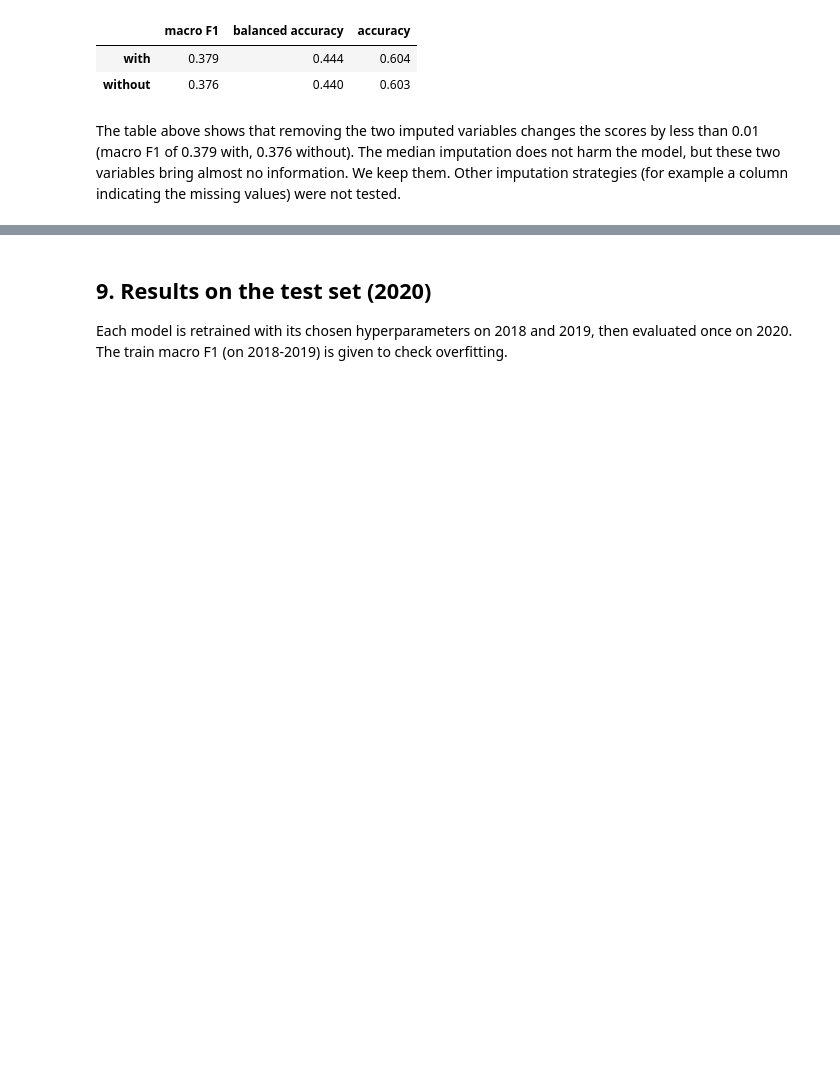
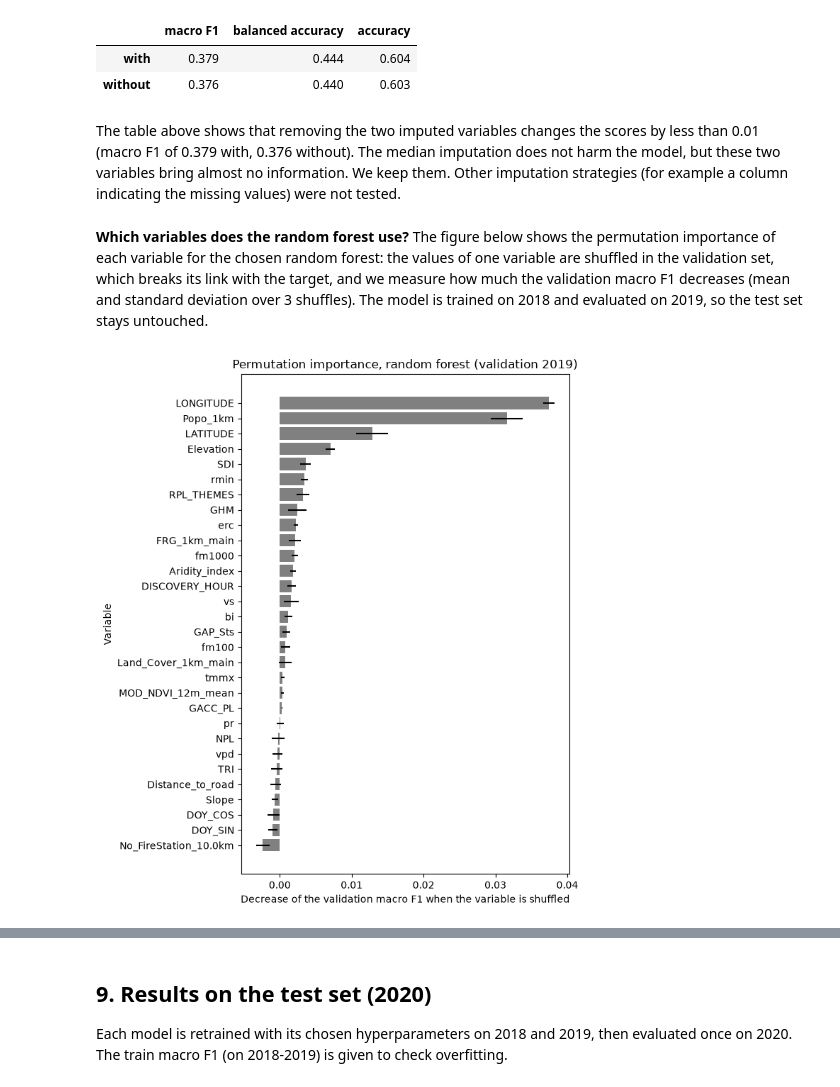
Before and after one commit to SadPeanut/MachineLearningProject, a Jupyter notebook: milestone2.ipynb, the cells around one changed output, grey strips where cells are left out. Saved outputs shown, nothing was run; the diff lists cells and outputs as text; code cells hidden in the pictures; blank space fills up the shorter version.

Commit message:
Add permutation importance, class-weight limit, conclusion and AI usage details

```diff
--- a/milestone2.ipynb
+++ b/milestone2.ipynb
@@ -448,3 +449,19 @@ pd.DataFrame({name: {m: get_scorer(s)(pipeline(best_rf, feats).fit(X[train], y[t
 | without | 0.376 | 0.440 | 0.603 |
 # %% [markdown]
 The table above shows that removing the two imputed variables changes the scores by less than 0.01 (macro F1 of 0.379 with, 0.376 without). The median imputation does not harm the model, but these two variables bring almost no information. We keep them. Other imputation strategies (for example a column indicating the missing values) were not tested.
+# %% [markdown]
+**Which variables does the random forest use?** The figure below shows the permutation importance of each variable for the chosen random forest: the values of one variable are shuffled in the validation set, which breaks its link with the target, and we measure how much the validation macro F1 decreases (mean and standard deviation over 3 shuffles). The model is trained on 2018 and evaluated on 2019, so the test set stays untouched.
+# %%
+rf_2018 = pipeline(best_rf).fit(X[train], y[train])
+imp = permutation_importance(rf_2018, X[val], y[val], scoring="f1_macro", n_repeats=3, random_state=42)
+imp = pd.DataFrame({"mean": imp.importances_mean, "std": imp.importances_std}, index=X.columns).sort_values("mean")
+
+fig, ax = plt.subplots(figsize=(7, 8))
+ax.barh(imp.index, imp["mean"], xerr=imp["std"], color="gray")
+ax.set_xlabel("Decrease of the validation macro F1 when the variable is shuffled")
+ax.set_ylabel("Variable")
+ax.set_title("Permutation importance, random forest (validation 2019)")
+plt.tight_layout()
+plt.show()
+# %% [output]
+[figure, added]
```
Also changed, not shown: parts of 6 cells of this notebook.
